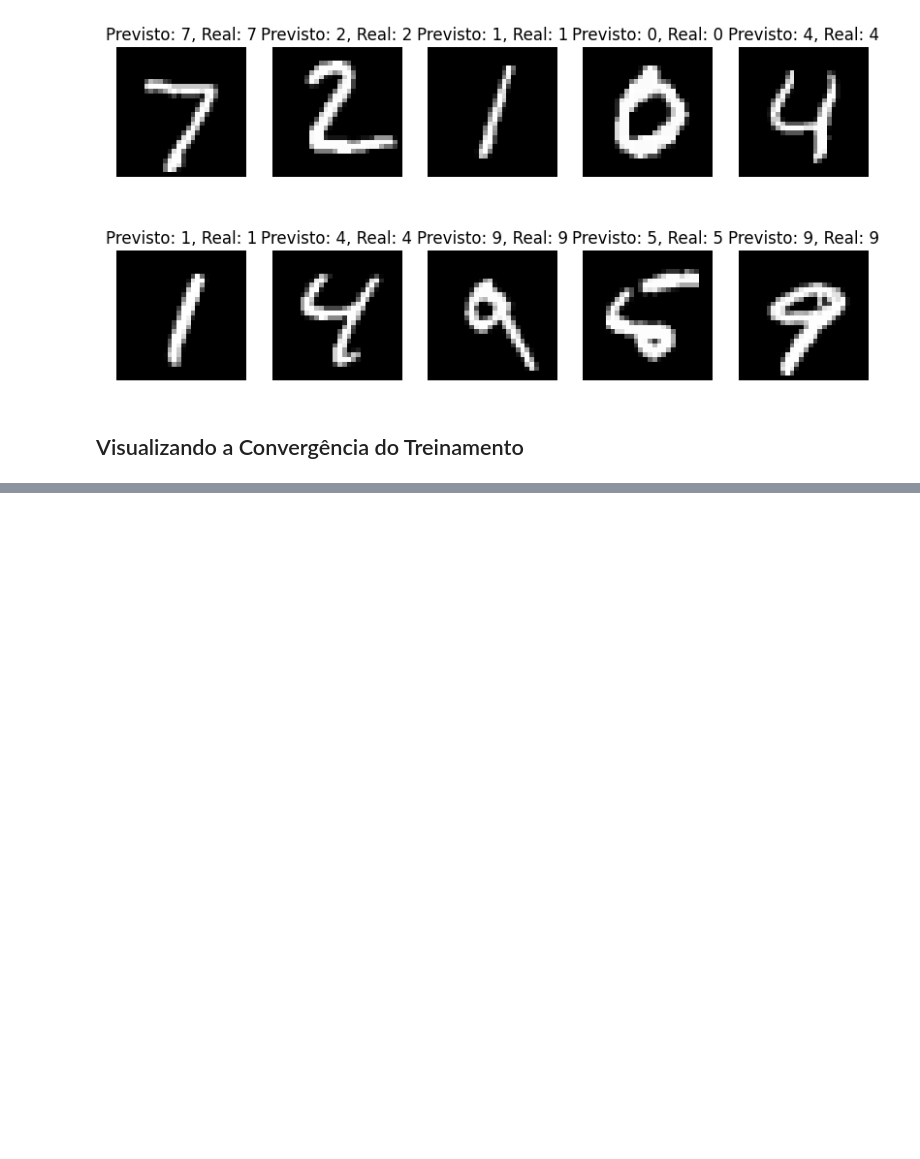
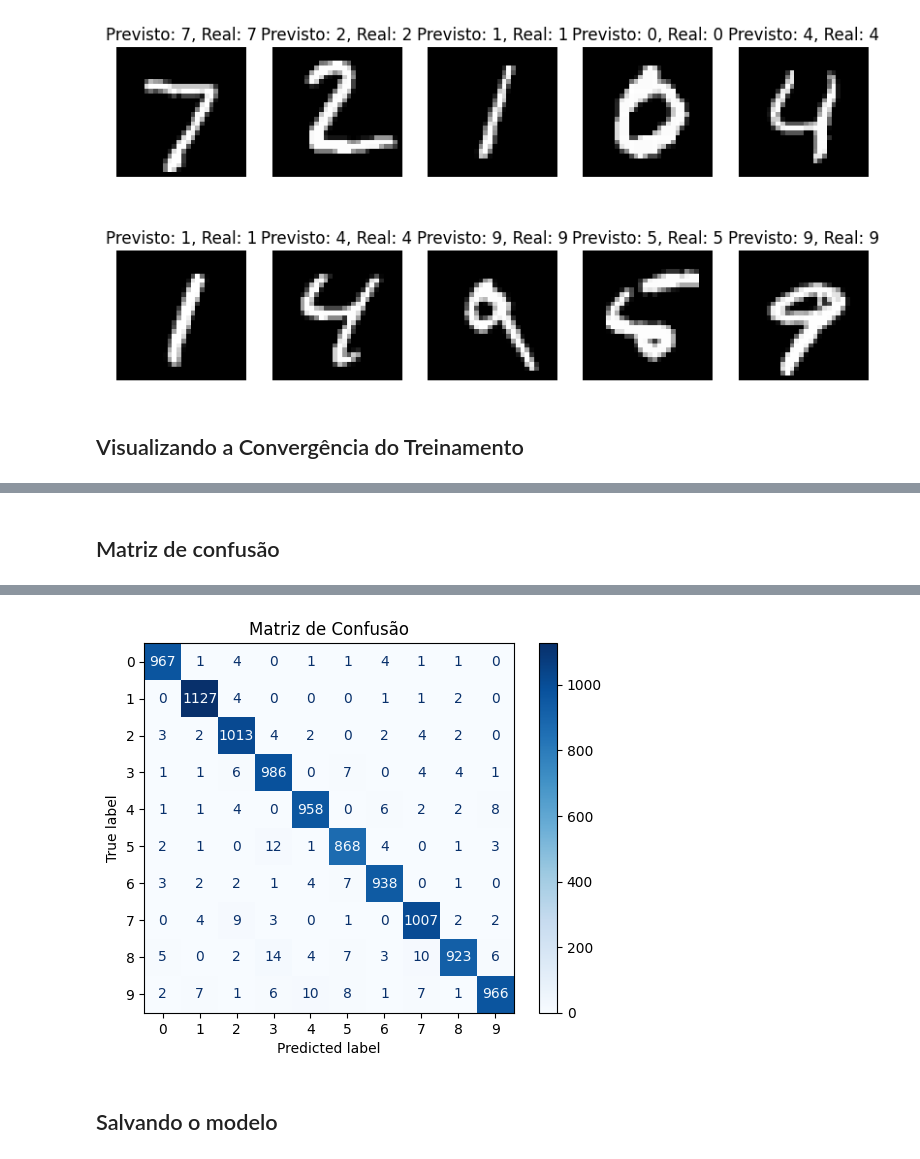
Before and after one commit to rikdantas/Aprendizagem-de-Maquinas, a Jupyter notebook: ECT3695/Notebooks_MLP/Classificação_MLP_MNIST.ipynb, the cells around one changed output, grey strips where cells are left out. Drawn from its saved outputs; the diff is of its cells as text; code cells hidden in the pictures; blank space fills up the shorter version.

Commit message:
Adicionando matriz de confusão e salvar o modelo

```diff
--- a/ECT3695/Notebooks_MLP/Classificação_MLP_MNIST.ipynb
+++ b/ECT3695/Notebooks_MLP/Classificação_MLP_MNIST.ipynb
@@ -137,0 +141,9 @@ plt.show()
+# %% [markdown]
+## Matriz de confusão
+# %%
+y_pred = np.argmax(model.predict(x_test), axis=1)
+cm = confusion_matrix(y_test, y_pred)
+ConfusionMatrixDisplay(cm).plot(cmap="Blues")
+plt.title("Matriz de Confusão")
+plt.show()
+# %% [output]
@@ -137,0 +151,3 @@ plt.show()
+[figure, added]
+# %% [markdown]
+## Salvando o modelo
```
Also changed, not shown: parts of 8 cells of this notebook.
